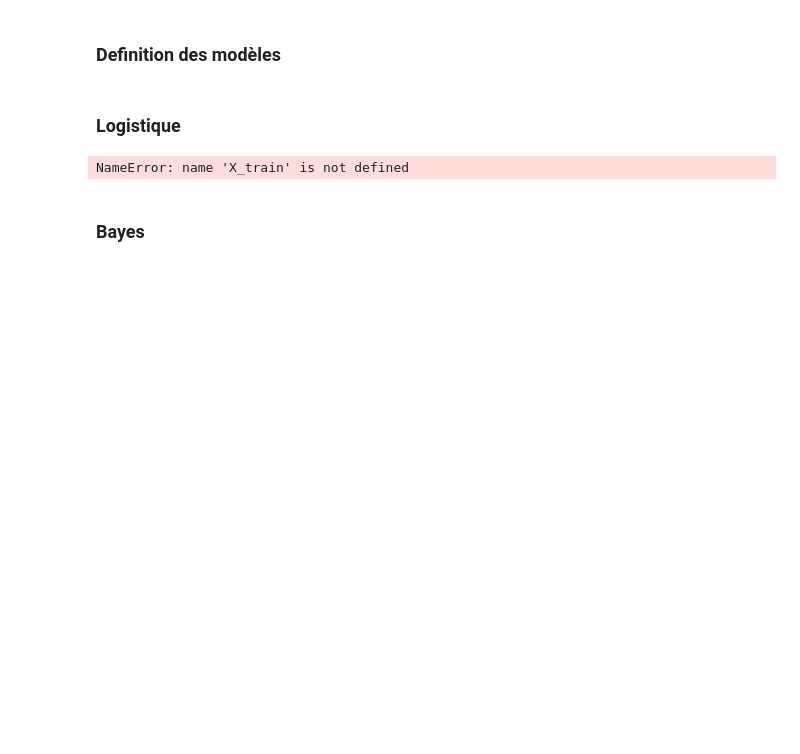
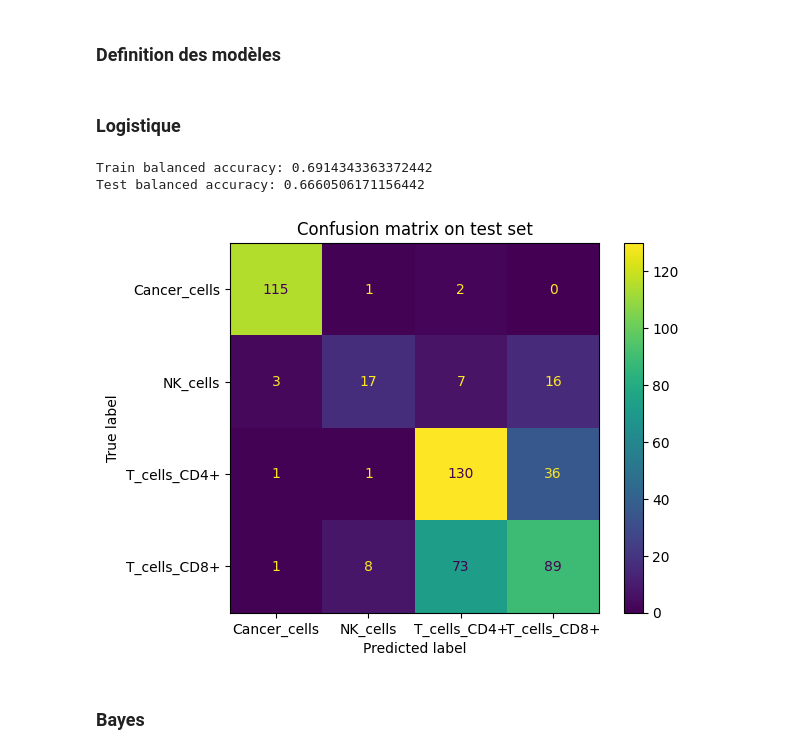
Before and after one commit to DataCampDS/scmark-classification-predicta, a Jupyter notebook: scMARK_classification_starting_kit.ipynb, the cells around one changed output. Cells and saved outputs as stored; diff of their text form; code cells hidden in the pictures; blank space fills up the shorter version.

Commit message:
solution error

```diff
--- a/scMARK_classification_starting_kit.ipynb
+++ b/scMARK_classification_starting_kit.ipynb
@@ -529,24 +535,26 @@ class XGBoost(object):
 # %%
 clf = Logistique()
 clf.fit(X_train, y_train)
 
 # predict_proba
 y_tr_pred_proba = clf.predict_proba(X_train)
 y_te_pred_proba = clf.predict_proba(X_test)
 
 # convert to hard classification with argmax
 y_tr_pred = clf.classes_[np.argmax(y_tr_pred_proba, axis=1)]
 y_te_pred = clf.classes_[np.argmax(y_te_pred_proba, axis=1)]
 
 cm = confusion_matrix(y_test, y_te_pred)
-disp = ConfusionMatrixDisplay(confusion_matrix=cm, display_labels=pipe.classes_, )
+disp = ConfusionMatrixDisplay(confusion_matrix=cm, display_labels=clf.classes_)
 disp.plot()
 plt.title("Confusion matrix on test set")
 
 print('Train balanced accuracy:', balanced_accuracy_score(y_train, y_tr_pred))
 print('Test balanced accuracy:', balanced_accuracy_score(y_test, y_te_pred))
 # %% [output]
-NameError: name 'X_train' is not defined
+Train balanced accuracy: 0.6914343363372442
+Test balanced accuracy: 0.6660506171156442
+[figure, added]
 # %% [markdown]
 ### Bayes
 # %%
```
Also changed, not shown: parts of 4 cells of this notebook.
